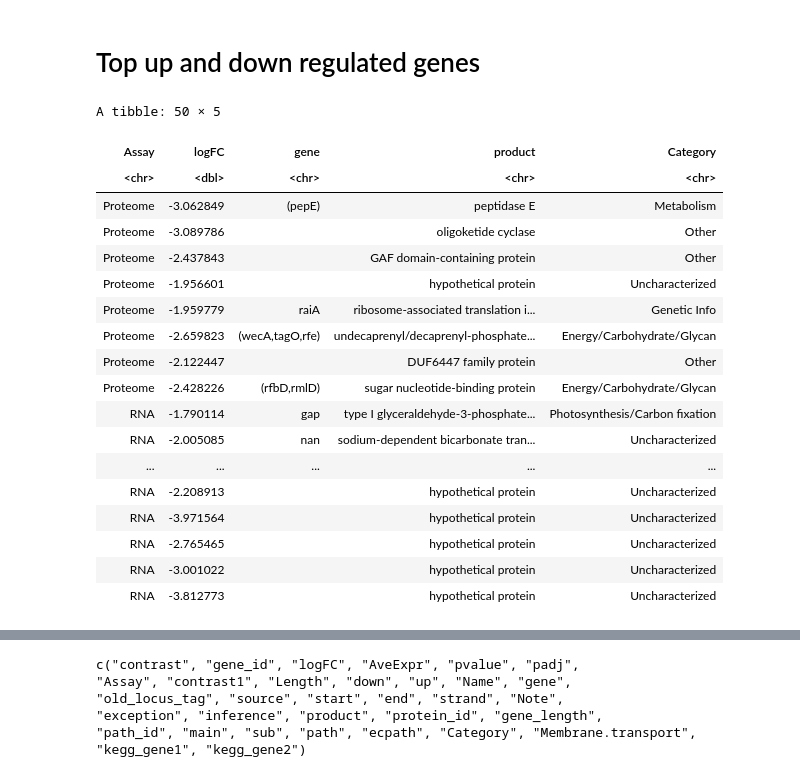
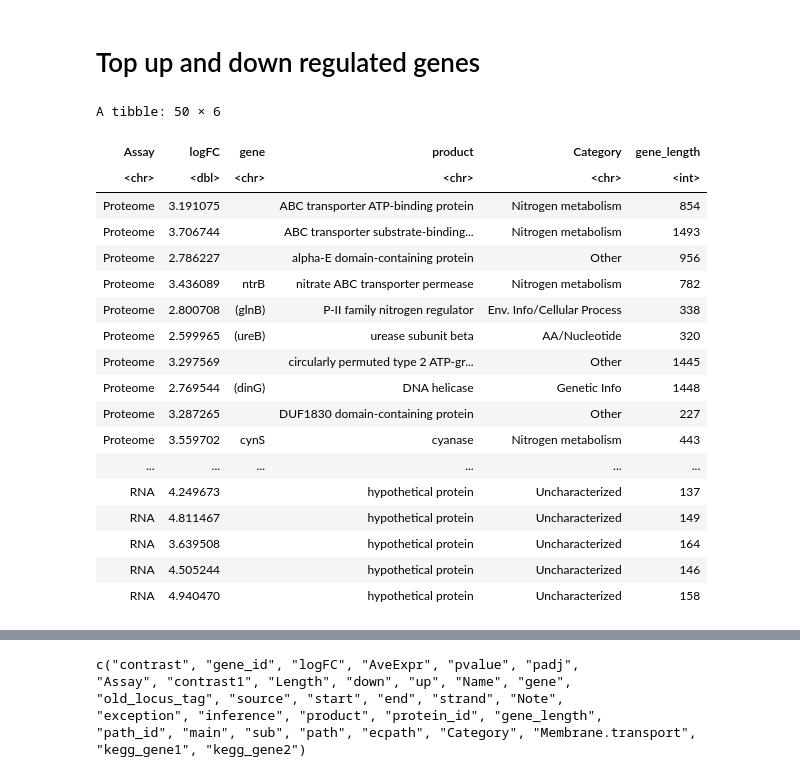
Before and after one commit to wosnat/CC1A3, a Jupyter notebook: Enrichment/CC1A3 MED4 figure long term.ipynb, the cells around one changed output, grey strips where cells are left out. Drawn from its saved outputs; the diff is of its cells as text; code cells hidden in the pictures.

```diff
--- a/Enrichment/CC1A3 MED4 figure long term.ipynb
+++ b/Enrichment/CC1A3 MED4 figure long term.ipynb
@@ -145,26 +124,26 @@ A tibble: 4 × 3
 # Top up and down regulated genes
 # %%
 df_all %>%
-    filter(padj < 0.05) %>% top_n(-50, logFC) %>%
-    select(Assay,logFC,gene, product, Category) #%>%
+    filter(padj < 0.05) %>% top_n(50, logFC) %>%
+    select(Assay,logFC,gene, product, Category, gene_length/3) #%>%
     #select(Assay,logFC,gene)
 # %% [output]
-A tibble: 50 × 5
+A tibble: 50 × 6
-| Assay | logFC | gene | product | Category |
-| <chr> | <dbl> | <chr> | <chr> | <chr> |
-| Proteome | -3.062849 | (pepE) | peptidase E | Metabolism |
-| Proteome | -3.089786 |  | oligoketide cyclase | Other |
-| Proteome | -2.437843 |  | GAF domain-containing protein | Other |
-| Proteome | -1.956601 |  | hypothetical protein | Uncharacterized |
-| Proteome | -1.959779 | raiA | ribosome-associated translation i... | Genetic Info |
-| Proteome | -2.659823 | (wecA,tagO,rfe) | undecaprenyl/decaprenyl-phosphate... | Energy/Carbohydrate/Glycan |
-| Proteome | -2.122447 |  | DUF6447 family protein | Other |
-| Proteome | -2.428226 | (rfbD,rmlD) | sugar nucleotide-binding protein | Energy/Carbohydrate/Glycan |
-| RNA | -1.790114 | gap | type I glyceraldehyde-3-phosphate... | Photosynthesis/Carbon fixation |
-| RNA | -2.005085 | nan | sodium-dependent bicarbonate tran... | Uncharacterized |
-| ... | ... | ... | ... | ... |
-| RNA | -2.208913 |  | hypothetical protein | Uncharacterized |
-| RNA | -3.971564 |  | hypothetical protein | Uncharacterized |
-| RNA | -2.765465 |  | hypothetical protein | Uncharacterized |
-| RNA | -3.001022 |  | hypothetical protein | Uncharacterized |
-| RNA | -3.812773 |  | hypothetical protein | Uncharacterized |
+| Assay | logFC | gene | product | Category | gene_length |
+| <chr> | <dbl> | <chr> | <chr> | <chr> | <int> |
+| Proteome | 3.191075 |  | ABC transporter ATP-binding protein | Nitrogen metabolism | 854 |
+| Proteome | 3.706744 |  | ABC transporter substrate-binding... | Nitrogen metabolism | 1493 |
+| Proteome | 2.786227 |  | alpha-E domain-containing protein | Other | 956 |
+| Proteome | 3.436089 | ntrB | nitrate ABC transporter permease | Nitrogen metabolism | 782 |
+| Proteome | 2.800708 | (glnB) | P-II family nitrogen regulator | Env. Info/Cellular Process | 338 |
+| Proteome | 2.599965 | (ureB) | urease subunit beta | AA/Nucleotide | 320 |
+| Proteome | 3.297569 |  | circularly permuted type 2 ATP-gr... | Other | 1445 |
+| Proteome | 2.769544 | (dinG) | DNA helicase | Genetic Info | 1448 |
+| Proteome | 3.287265 |  | DUF1830 domain-containing protein | Other | 227 |
+| Proteome | 3.559702 | cynS | cyanase | Nitrogen metabolism | 443 |
+| ... | ... | ... | ... | ... | ... |
+| RNA | 4.249673 |  | hypothetical protein | Uncharacterized | 137 |
+| RNA | 4.811467 |  | hypothetical protein | Uncharacterized | 149 |
+| RNA | 3.639508 |  | hypothetical protein | Uncharacterized | 164 |
+| RNA | 4.505244 |  | hypothetical protein | Uncharacterized | 146 |
+| RNA | 4.940470 |  | hypothetical protein | Uncharacterized | 158 |
```
Also changed, not shown: parts of 28 cells of this notebook, 13 other files.
